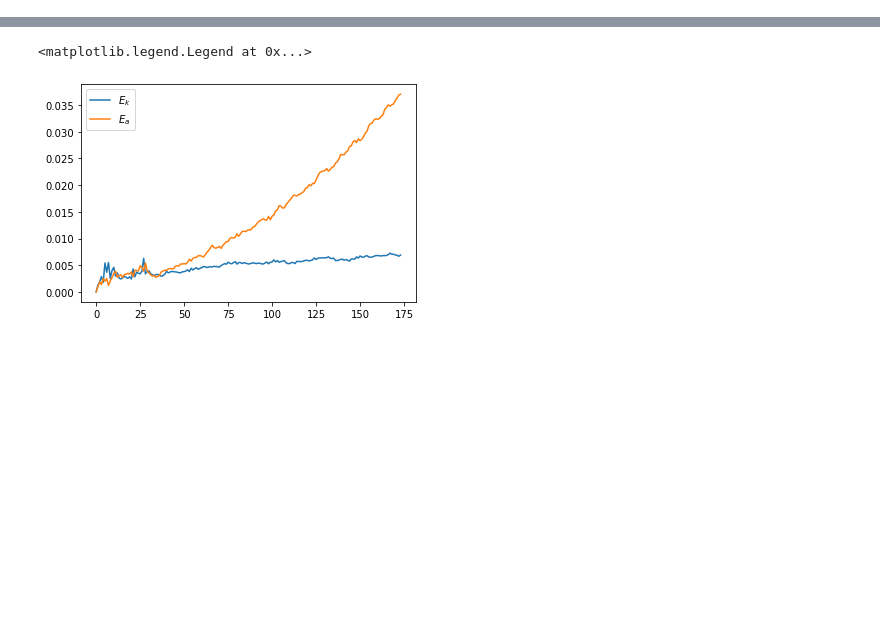
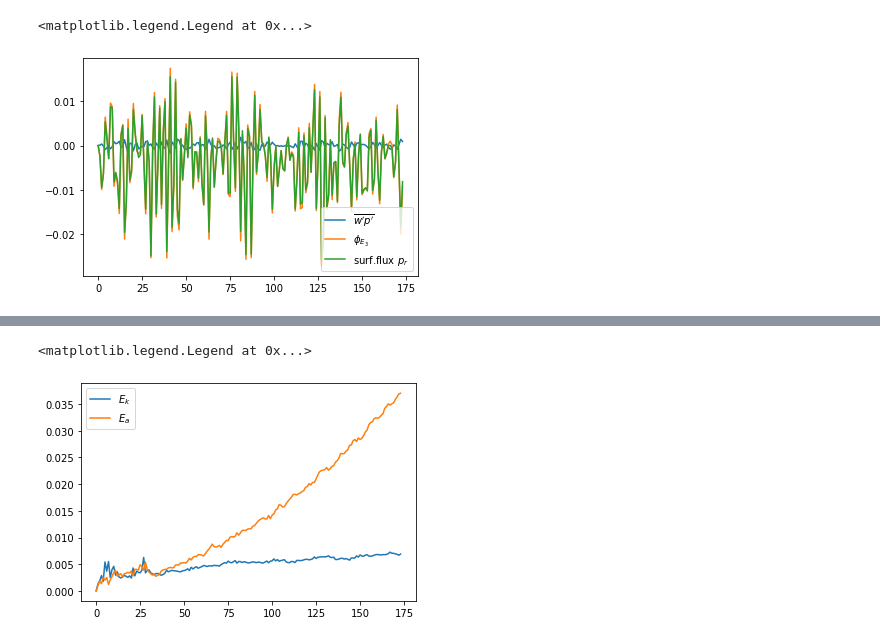
Before and after one commit to cpierard/Nyles, a Jupyter notebook: notebooks/Untitled.ipynb, the cells around one changed output, grey strips where cells are left out. Cells and saved outputs as stored; diff of their text form; code cells hidden in the pictures; blank space fills up the shorter version.

```diff
--- a/notebooks/Untitled.ipynb
+++ b/notebooks/Untitled.ipynb
@@ -7,3 +7,17 @@ import tracemalloc
 # %%
 #exp = diag.plume('../../data/Nyles/forced_plume_32z/', 'forced_plume_32z')
 exp = diag.plume('../../data/Nyles/plume_2days_pressure_4/', 'plume_2days_pressure_4')
+# %%
+wp = exp.Lid_flux('pr', 0.3, 0.55)
+# %%
+ϕ_e3 = exp.Lateral_flux('pr', 0.3, 0.55)
+# %%
+total_pr_flux = exp.Surface_flux('pr', 0.3, 0.55)
+# %%
+plt.plot(wp, label="$\overline{w'p'}$")
+plt.plot(ϕ_e3, label="$\phi_{E_3}$")
+plt.plot(total_pr_flux, label="surf.flux $p_r$")
+plt.legend()
+# %% [output]
+<matplotlib.legend.Legend at 0x...>
+[figure, added]
```
Also changed, not shown: parts of 14 cells of this notebook, 1 other file.
